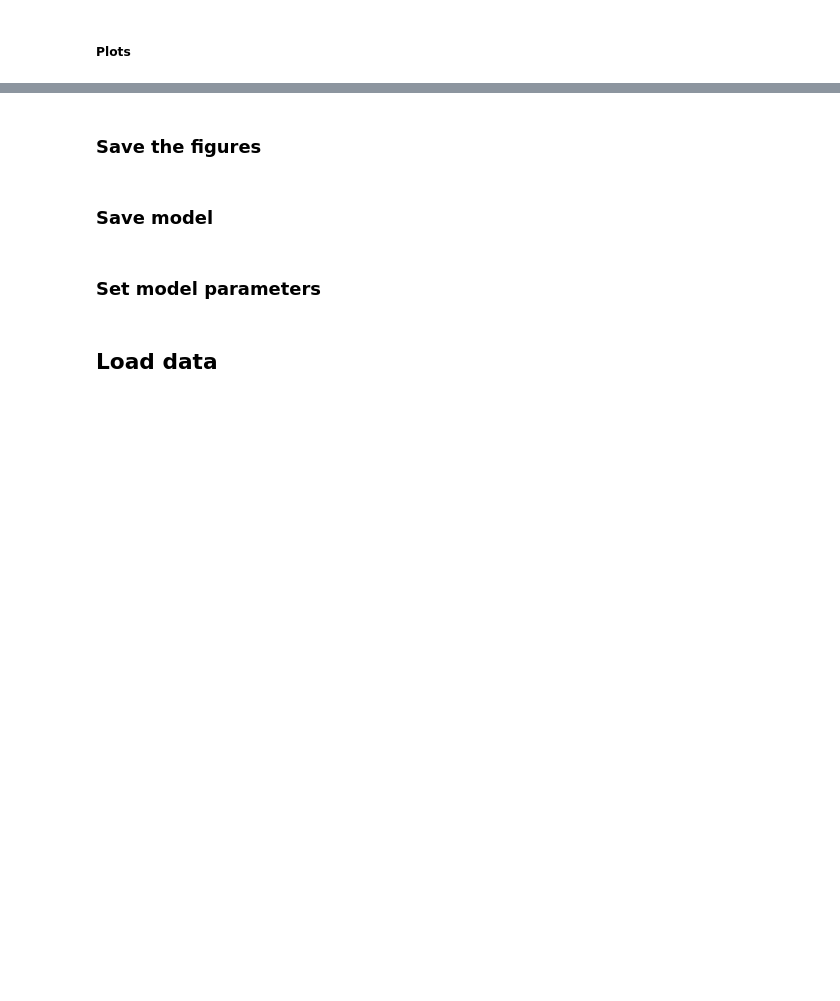
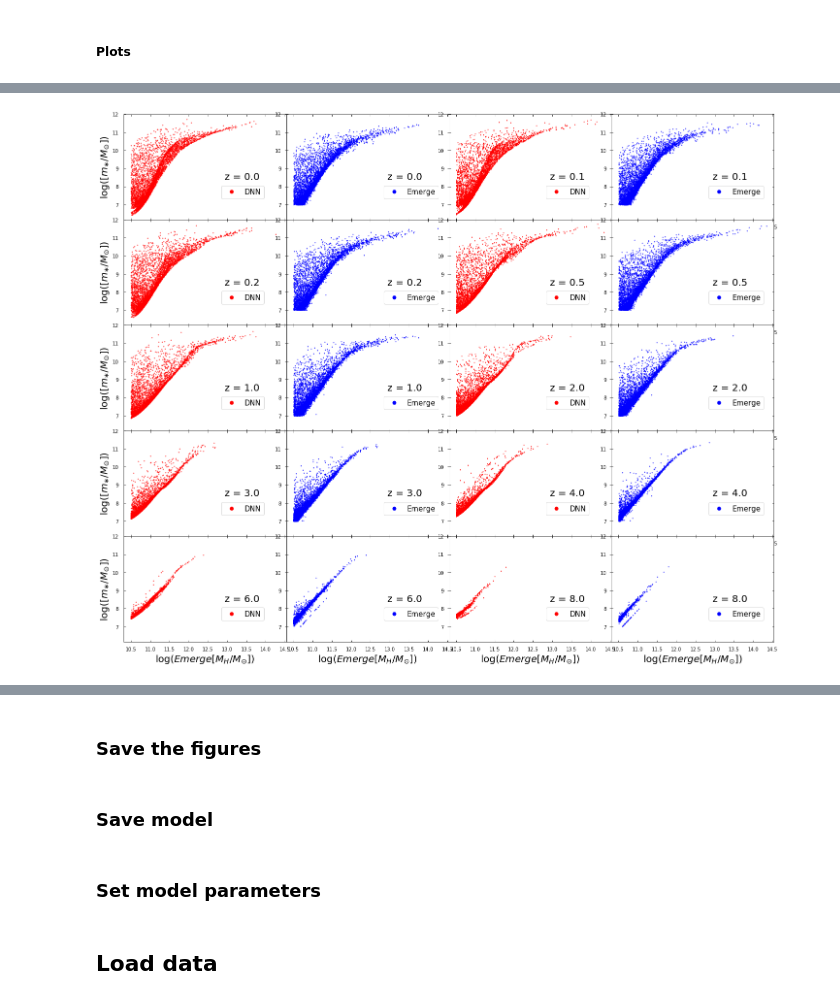
Before and after one commit to magnus-lindstrom/masters-project-galaxy-formation, a Jupyter notebook: code/backpropagation_code/bp_general_purpose_notebook.ipynb, the cells around one changed output, grey strips where cells are left out. Saved outputs shown, nothing was run; the diff lists cells and outputs as text; code cells hidden in the pictures; blank space fills up the shorter version.

```diff
--- a/code/backpropagation_code/bp_general_purpose_notebook.ipynb
+++ b/code/backpropagation_code/bp_general_purpose_notebook.ipynb
@@ -126,4 +141,6 @@ fig2 = get_real_vs_pred_boxplot(model, training_data_dict, predicted_feat = 'Ste
 # %%
-fig3 = get_halo_stellar_mass_plots(model, training_data_dict, y_max = None, y_min = None,
+fig3 = get_halo_stellar_mass_plots(model, training_data_dict, y_max = None, y_min = None, n_points=5000,
                                     x_min = None, x_max = None, data_type=mode, predicted_points = predicted_points)
+# %% [output]
+[figure, added]
 # %%
```
Also changed, not shown: parts of 24 cells of this notebook, 9 other files.
